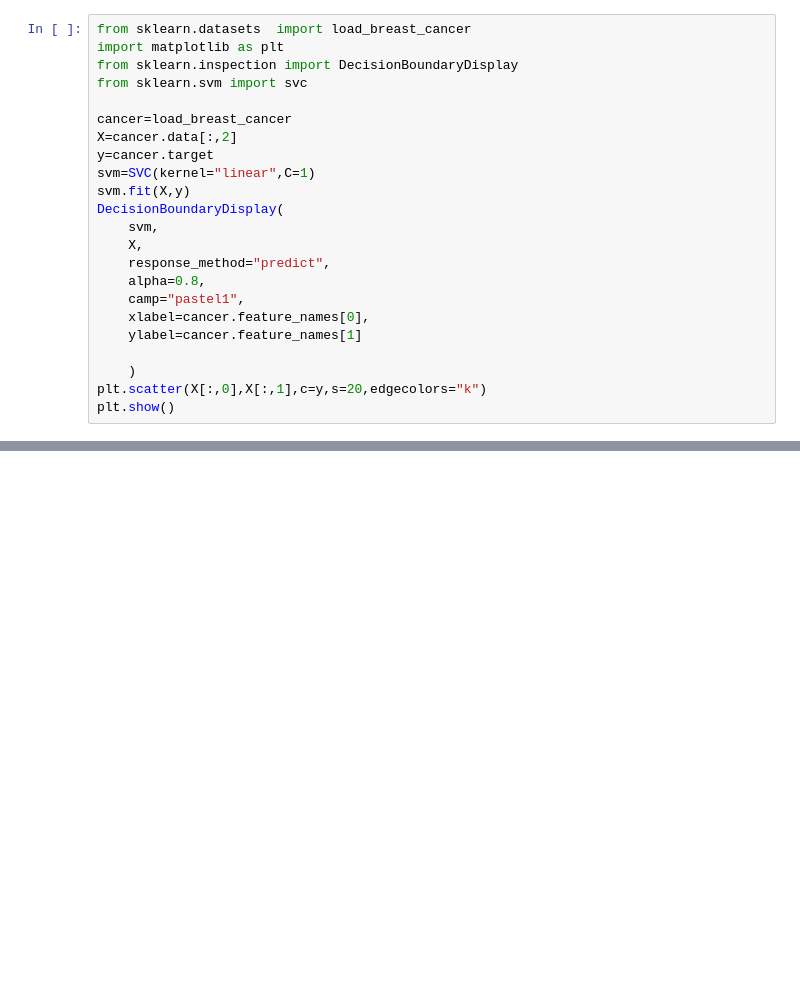
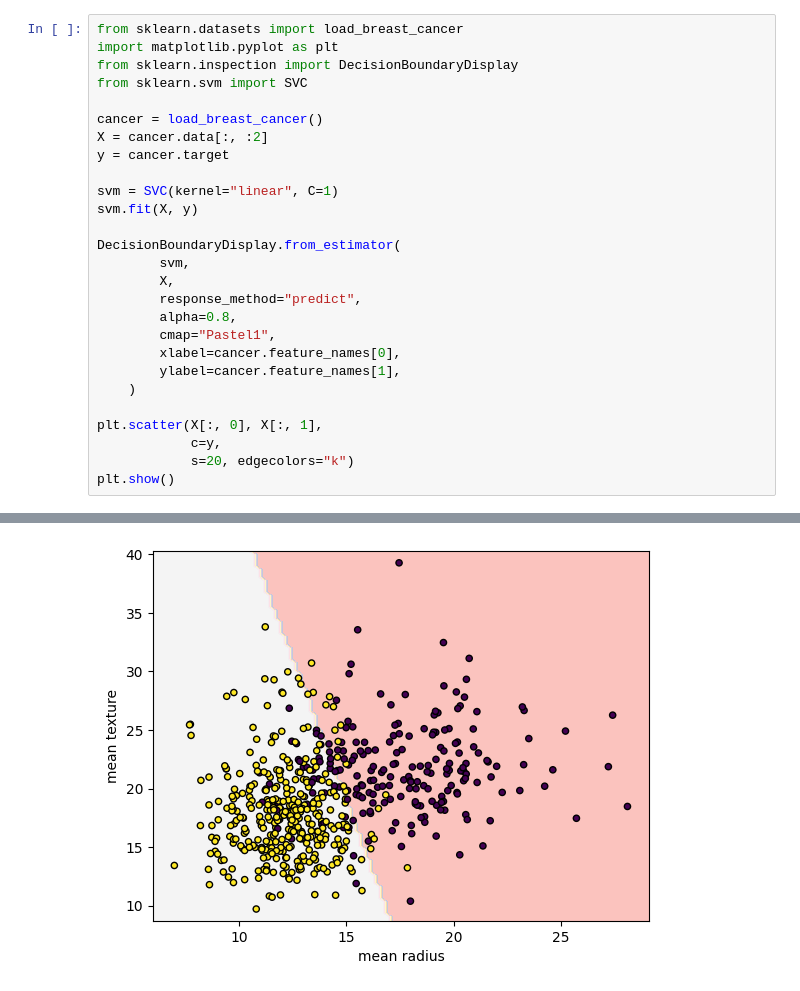
Before and after one commit to shovo896/ML_Models-, a Jupyter notebook: support_vector_machine.ipynb, the cells around one changed output, grey strips where cells are left out. Drawn from its saved outputs; the diff is of its cells as text; blank space fills up the shorter version.

```diff
--- a/support_vector_machine.ipynb
+++ b/support_vector_machine.ipynb
@@ -1,24 +1,28 @@
 # %%
-from sklearn.datasets  import load_breast_cancer
-import matplotlib as plt
+from sklearn.datasets import load_breast_cancer
+import matplotlib.pyplot as plt
 from sklearn.inspection import DecisionBoundaryDisplay
-from sklearn.svm import svc
+from sklearn.svm import SVC
 
-cancer=load_breast_cancer
-X=cancer.data[:,2]
-y=cancer.target
-svm=SVC(kernel="linear",C=1)
-svm.fit(X,y)
-DecisionBoundaryDisplay(
-    svm,
-    X,
-    response_method="predict",
-    alpha=0.8,
-    camp="pastel1",
-    xlabel=cancer.feature_names[0],
-    ylabel=cancer.feature_names[1]
+cancer = load_breast_cancer()
+X = cancer.data[:, :2]
+y = cancer.target
 
+svm = SVC(kernel="linear", C=1)
+svm.fit(X, y)
+
+DecisionBoundaryDisplay.from_estimator(
+        svm,
+        X,
+        response_method="predict",
+        alpha=0.8,
+        cmap="Pastel1",
+        xlabel=cancer.feature_names[0],
+        ylabel=cancer.feature_names[1],
     )
-plt.scatter(X[:,0],X[:,1],c=y,s=20,edgecolors="k")
+
+plt.scatter(X[:, 0], X[:, 1],
+            c=y,
+            s=20, edgecolors="k")
 plt.show()
 # %% [output]
@@ -25,0 +29 @@ ImportError: cannot import name 'svc' from 'sklearn.svm' (C:\Users\Shuvo\AppData
+[figure, added]
```
Also changed, not shown: parts of 1 cell of this notebook.
